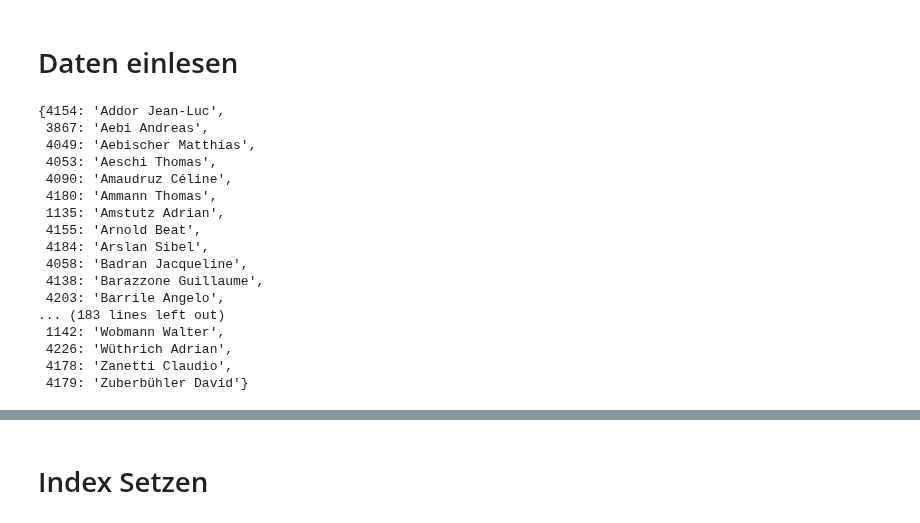
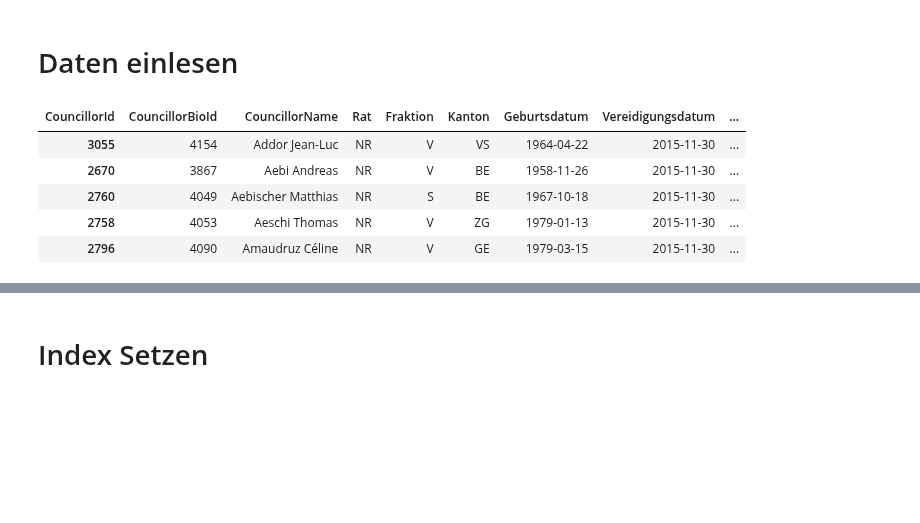
Before and after one commit to MAZ-CAS-DDJ/kurs_19_20, a Jupyter notebook: 17 Einführung in die Netzwerkanalyse/Politics/Politiker.ipynb, the cells around one changed output, grey strips where cells are left out. Saved outputs shown, nothing was run; the diff lists cells and outputs as text; code cells hidden in the pictures; blank space fills up the shorter version.

```diff
--- a/17 Einführung in die Netzwerkanalyse/Politics/Politiker.ipynb
+++ b/17 Einführung in die Netzwerkanalyse/Politics/Politiker.ipynb
@@ -11,29 +11,16 @@ from sklearn.metrics.pairwise import cosine_similarity
 # %%
 namen = pd.read_excel("namen.xlsx")
 namen.index = namen["CouncillorId"]
 namen = namen.T
 namen = namen[1:]
 namen.head()
-namen_dict = dict(zip(namen["CouncillorBioId"],namen["CouncillorName"]))
-namen_dict
 # %% [output]
-{4154: 'Addor Jean-Luc',
- 3867: 'Aebi Andreas',
- 4049: 'Aebischer Matthias',
- 4053: 'Aeschi Thomas',
- 4090: 'Amaudruz Céline',
- 4180: 'Ammann Thomas',
- 1135: 'Amstutz Adrian',
- 4155: 'Arnold Beat',
- 4184: 'Arslan Sibel',
- 4058: 'Badran Jacqueline',
- 4138: 'Barazzone Guillaume',
- 4203: 'Barrile Angelo',
-... (183 lines left out)
- 1142: 'Wobmann Walter',
- 4226: 'Wüthrich Adrian',
- 4178: 'Zanetti Claudio',
- 4179: 'Zuberbühler David'}
+| CouncillorId | CouncillorBioId | CouncillorName | Rat | Fraktion | Kanton | Geburtsdatum | Vereidigungsdatum | ... |
+| 3055 | 4154 | Addor Jean-Luc | NR | V | VS | 1964-04-22 | 2015-11-30 | ... |
+| 2670 | 3867 | Aebi Andreas | NR | V | BE | 1958-11-26 | 2015-11-30 | ... |
+| 2760 | 4049 | Aebischer Matthias | NR | S | BE | 1967-10-18 | 2015-11-30 | ... |
+| 2758 | 4053 | Aeschi Thomas | NR | V | ZG | 1979-01-13 | 2015-11-30 | ... |
+| 2796 | 4090 | Amaudruz Céline | NR | V | GE | 1979-03-15 | 2015-11-30 | ... |
 # %%
 df = pd.read_excel("parlament_export_session_5019_de_CH.xlsx")
 df = df.drop(['Decision','Ja', "Nein", "Enth.", "Entschuldigung gem. Art. 57 Abs. 4", "Hat nicht teilgenommen", "Präsident"], axis=1)
```
Also changed, not shown: parts of 3 cells of this notebook, 1 other file.
